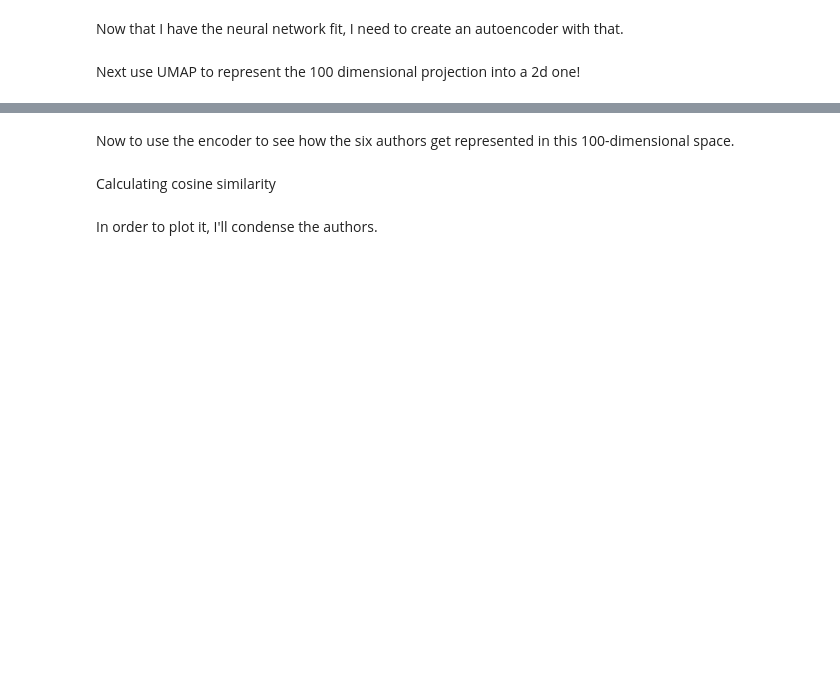
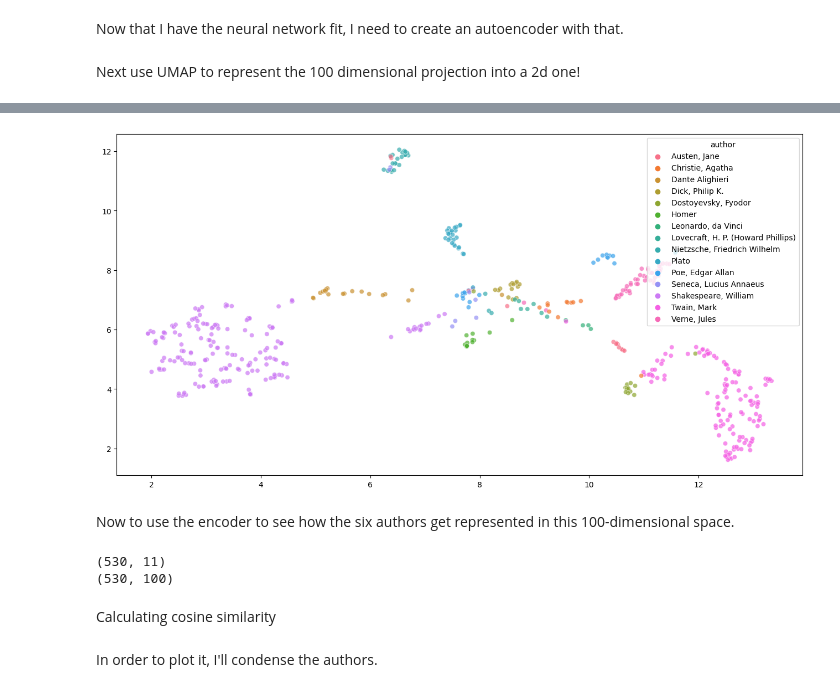
Before and after one commit to tomoumer/discovery_of_writing_differences, a Jupyter notebook: notebooks/data_exploration.ipynb, the cells around one changed output, grey strips where cells are left out. Cells and saved outputs as stored; diff of their text form; code cells hidden in the pictures; blank space fills up the shorter version.

```diff
--- a/notebooks/data_exploration.ipynb
+++ b/notebooks/data_exploration.ipynb
@@ -510,14 +655,15 @@ print(classification_report(y_test, y_pred))
 Now that I have the neural network fit, I need to create an autoencoder with that.
 # %%
 # have to use the regressor because classifiers thinks we're expecting int results, even if we chop it off before final step!
+# :2 and layers = 3 if I use two hidden layers with nn; for one, reduce those by 1
 encoder = MLPRegressor()
-encoder.coefs_ = pipe_vect_nn['nn'].coefs_[:1]
-encoder.intercepts_ = pipe_vect_nn['nn'].intercepts_[:1]
-encoder.n_layers_ = 2
+encoder.coefs_ = pipe_nn['nn'].coefs_[:2]
+encoder.intercepts_ = pipe_nn['nn'].intercepts_[:2]
+encoder.n_layers_ = 3
 encoder.out_activation_ = 'relu'
 # %%
 # copy the pipeline
-pipe_vect_encoder = deepcopy(pipe_vect_nn)
+pipe_vect_encoder = deepcopy(pipe_nn)
 
 # remove the classifier
 pipe_vect_encoder.steps.pop(2)
@@ -532,9 +678,9 @@ pipe_vect_encoder.steps.append(['enc', encoder])
 # plt.legend(bbox_to_anchor = (1,1));
 # %%
 # now using predict from the encoder to get the 100-dimensional projection of the top six authors
-nn_represent_top_six = pipe_vect_encoder.predict(library_top_six['book_content'])
+nn_represent_select = pipe_vect_encoder.predict(library_select['book_content'])
 # %% [markdown]
 Next use UMAP to represent the 100 dimensional projection into a 2d one!
 # %%
 umap_mnist = umap.UMAP()
-umap_mnist.fit(nn_represent_top_six)
+umap_mnist.fit(nn_represent_select)
@@ -541,13 +689,18 @@ umap_mnist.fit(nn_represent_top_six)
 # %%
-umap_projection = umap_mnist.transform(nn_represent_top_six)
+umap_projection = umap_mnist.transform(nn_represent_select)
 
-plt.figure(figsize = (10,6))
+plt.figure(figsize = (16,8))
 sns.scatterplot(x=umap_projection[:,0], y=umap_projection[:,1],
-                hue = library_top_six['author'].astype('category'),
+                hue = library_select.replace({'author': num_to_authors})['author'].astype('category'),
                alpha = 0.7);
+# %% [output]
+[figure, added]
 # %% [markdown]
 Now to use the encoder to see how the six authors get represented in this 100-dimensional space.
 # %%
-print(library_top_six.shape)
-print(nn_represent_top_six.shape)
+print(library_select.shape)
+print(nn_represent_select.shape)
+# %% [output]
+(530, 11)
+(530, 100)
 # %%
```
Also changed, not shown: parts of 39 cells of this notebook.
